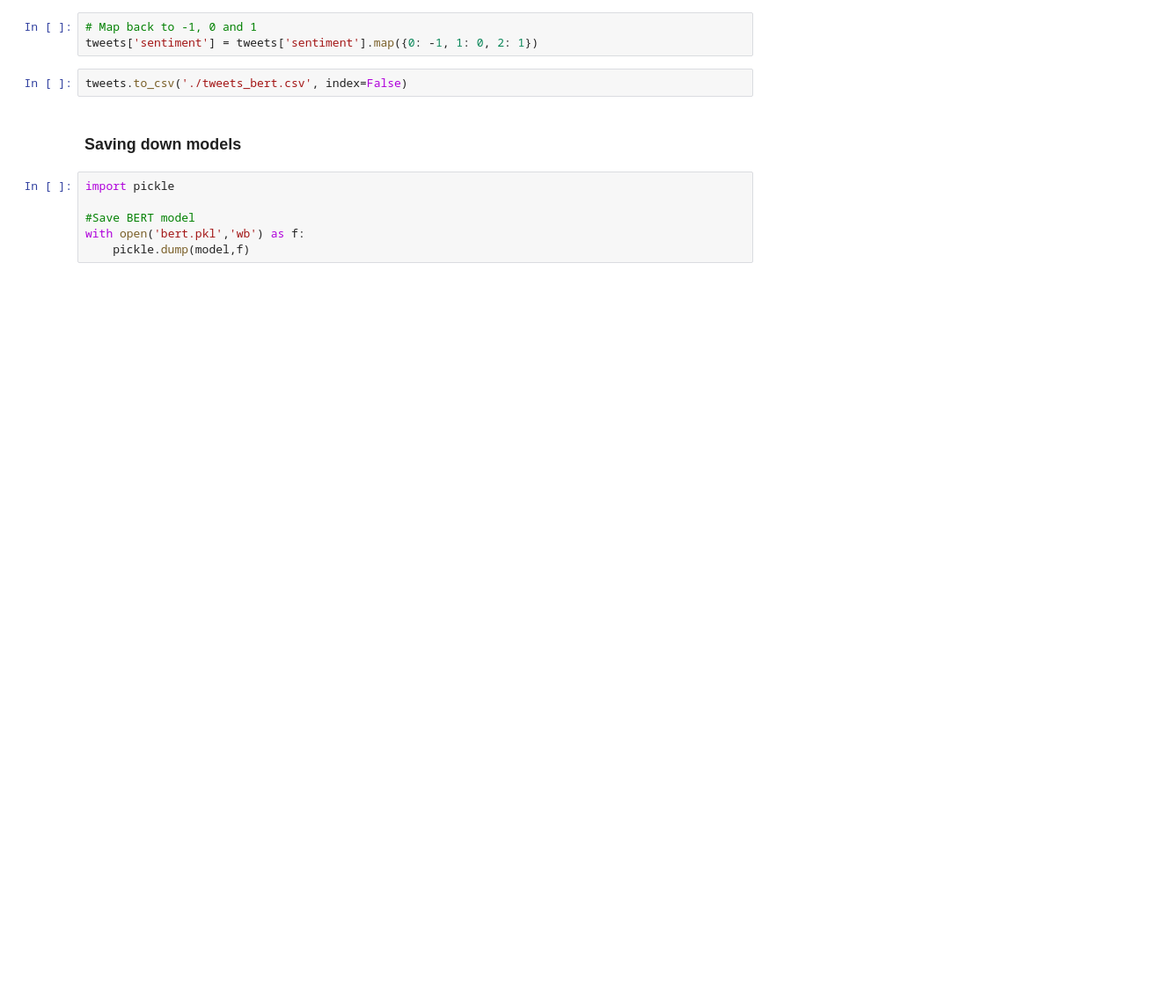
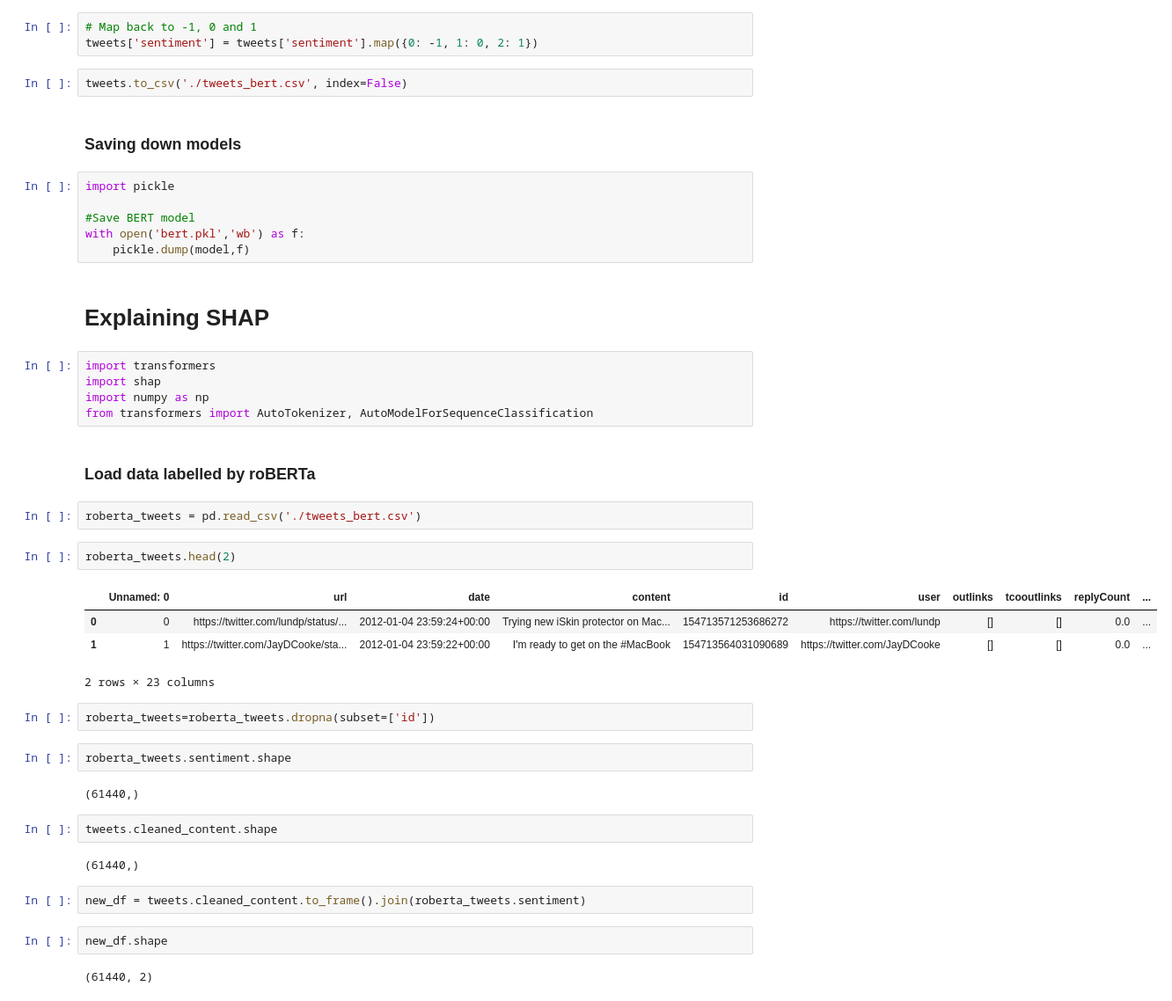
Before and after one commit to bryankj97/BT4222-AppleProductSalesForecasting, a Jupyter notebook: sentiment_scoring.ipynb, the cells around one changed output. Shown at 88% size. Cells and saved outputs as stored; diff of their text form; blank space fills up the shorter version.

```diff
--- a/sentiment_scoring.ipynb
+++ b/sentiment_scoring.ipynb
@@ -420,3 +454,37 @@ import pickle
 #Save BERT model
 with open('bert.pkl','wb') as f:
     pickle.dump(model,f)
+# %% [markdown]
+# Explaining SHAP
+# %%
+import transformers
+import shap
+import numpy as np
+from transformers import AutoTokenizer, AutoModelForSequenceClassification
+# %% [markdown]
+### Load data labelled by roBERTa
+# %%
+roberta_tweets = pd.read_csv('./tweets_bert.csv')
+# %%
+roberta_tweets.head(2)
+# %% [output]
+|  | Unnamed: 0 | url | date | content | id | user | outlinks | tcooutlinks | replyCount | ... |
+| 0 | 0 | https://twitter.com/lundp/status/... | 2012-01-04 23:59:24+00:00 | Trying new iSkin protector on Mac... | 154713571253686272 | https://twitter.com/lundp | [] | [] | 0.0 | ... |
+| 1 | 1 | https://twitter.com/JayDCooke/sta... | 2012-01-04 23:59:22+00:00 | I'm ready to get on the #MacBook | 154713564031090689 | https://twitter.com/JayDCooke | [] | [] | 0.0 | ... |
+2 rows × 23 columns
+# %%
+roberta_tweets=roberta_tweets.dropna(subset=['id'])
+# %%
+roberta_tweets.sentiment.shape
+# %% [output]
+(61440,)
+# %%
+tweets.cleaned_content.shape
+# %% [output]
+(61440,)
+# %%
+new_df = tweets.cleaned_content.to_frame().join(roberta_tweets.sentiment)
+# %%
+new_df.shape
+# %% [output]
+(61440, 2)
```
Also changed, not shown: parts of 31 cells of this notebook, 1 other file.
